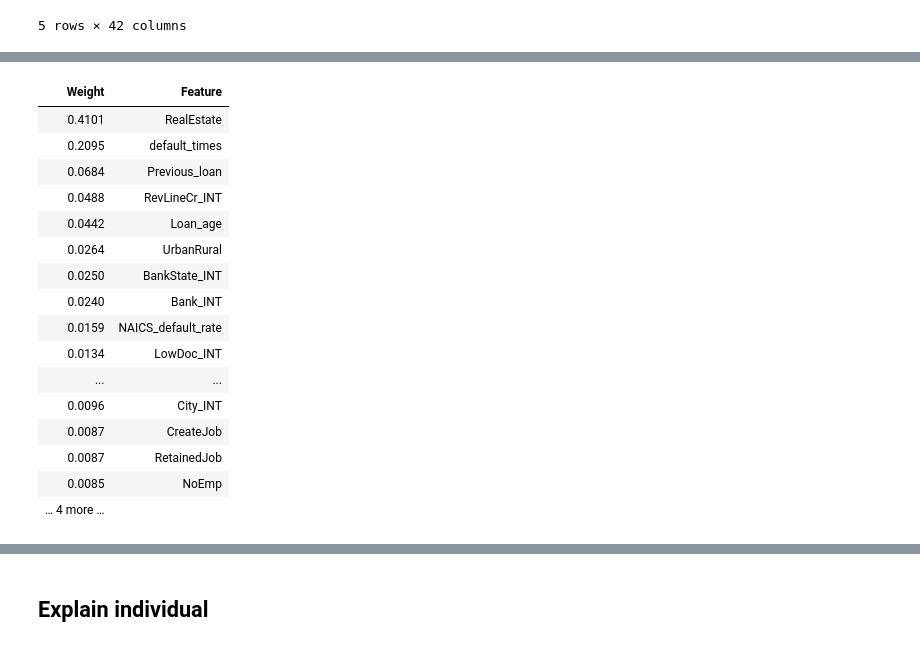
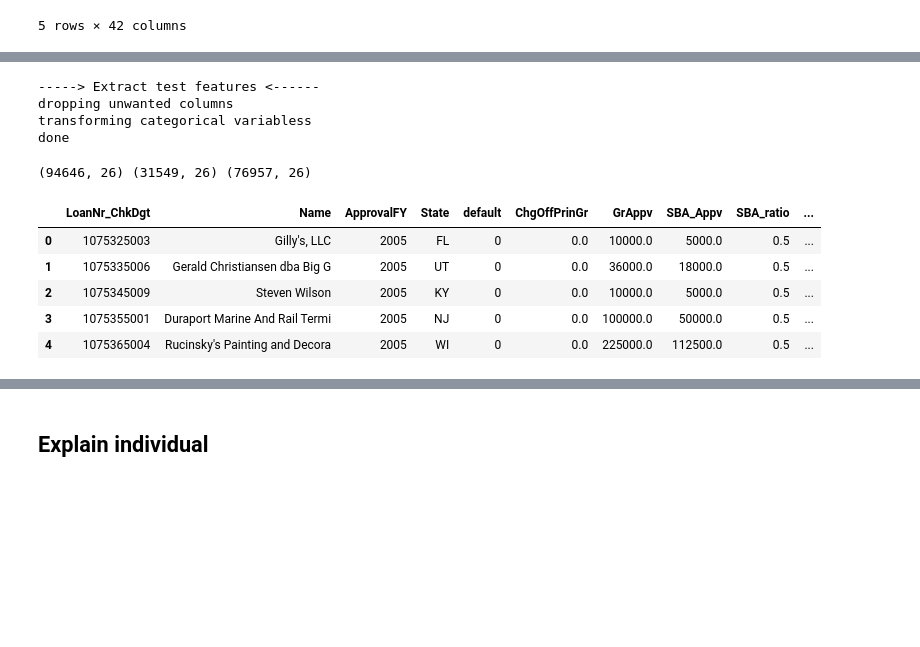
Before and after one commit to calvinccs/credit_risk_prediction, a Jupyter notebook: 03 - Experiment - machine learning - model tuning.ipynb, the cells around one changed output, grey strips where cells are left out. Cells and saved outputs as stored; diff of their text form; code cells hidden in the pictures; blank space fills up the shorter version.

```diff
--- a/03 - Experiment - machine learning - model tuning.ipynb
+++ b/03 - Experiment - machine learning - model tuning.ipynb
@@ -696,20 +393,38 @@ eli5.show_weights(bst_ex, vec = dict_categorical, importance_type="gain")
-# %%
-eli5.show_weights(bst_ex, vec = dict_categorical, importance_type="cover")
-# %% [output]
-| Weight | Feature |
-| 0.4101 | RealEstate |
-| 0.2095 | default_times |
-| 0.0684 | Previous_loan |
-| 0.0488 | RevLineCr_INT |
-| 0.0442 | Loan_age |
-| 0.0264 | UrbanRural |
-| 0.0250 | BankState_INT |
-| 0.0240 | Bank_INT |
-| 0.0159 | NAICS_default_rate |
-| 0.0134 | LowDoc_INT |
-| ... | ... |
-| 0.0096 | City_INT |
-| 0.0087 | CreateJob |
-| 0.0087 | RetainedJob |
-| 0.0085 | NoEmp |
-| … 4 more … |  |
+# %%
+# Preprocessing test set
+proj_X = nat5.copy()
+# Preprocessing
+
+drop = ['LoanNr_ChkDgt', 'Name', 'ApprovalDate', 'ApprovalFY', 'ChgOffDate', 'DisbursementDate',
+        'DisbursementGross', 'BalanceGross', 'ChgOffPrinGr', 'GrAppv', 'SBA_Appv', 'SBA_ratio',
+        'default', 'FranchiseCode', 'Term', 'NAICS']
+
+categorical = ['City', 'State', 'Zip5d', 'Zip3d', 'Bank', 'BankState', 'RevLineCr',
+               'LowDoc', 'NAICS_group', 'suffix', 'fips', 'BusinessType',
+               'Expanding_ratio', 'Retaining_ratio'
+              ]
+
+proj_bas = pp.extract_test_features(proj_X,
+                                    drop,
+                                    categorical,
+                                    dict_categorical)
+# %% [output]
+-----> Extract test features <------
+dropping unwanted columns
+transforming categorical variabless
+done
+# %%
+# Projection (2005 data)
+
+for col in features.columns:
+    if col not in proj_bas.columns:
+        print 'MISSING COLUMN: ',col
+
+proj_bas= proj_bas[features.columns]
+X_proj_matrix = proj_bas.values
+print X_train_matrix.shape, X_test_matrix.shape, X_proj_matrix.shape
+
+y_proj_pred_xgb = clf_xgb.predict_proba(X_proj_matrix)
+temp = pd.DataFrame(y_proj_pred_xgb)
+# %% [output]
+(94646, 26) (31549, 26) (76957, 26)
@@ -715,0 +434,9 @@ eli5.show_weights(bst_ex, vec = dict_categorical, importance_type="cover")
+# %%
+result_table_proj.head()
+# %% [output]
+|  | LoanNr_ChkDgt | Name | ApprovalFY | State | default | ChgOffPrinGr | GrAppv | SBA_Appv | SBA_ratio | ... |
+| 0 | 1075325003 | Gilly's, LLC | 2005 | FL | 0 | 0.0 | 10000.0 | 5000.0 | 0.5 | ... |
+| 1 | 1075335006 | Gerald Christiansen dba Big G | 2005 | UT | 0 | 0.0 | 36000.0 | 18000.0 | 0.5 | ... |
+| 2 | 1075345009 | Steven Wilson | 2005 | KY | 0 | 0.0 | 10000.0 | 5000.0 | 0.5 | ... |
+| 3 | 1075355001 | Duraport Marine And Rail Termi | 2005 | NJ | 0 | 0.0 | 100000.0 | 50000.0 | 0.5 | ... |
+| 4 | 1075365004 | Rucinsky's Painting and Decora | 2005 | WI | 0 | 0.0 | 225000.0 | 112500.0 | 0.5 | ... |
```
Also changed, not shown: parts of 57 cells of this notebook, 9 other files.
